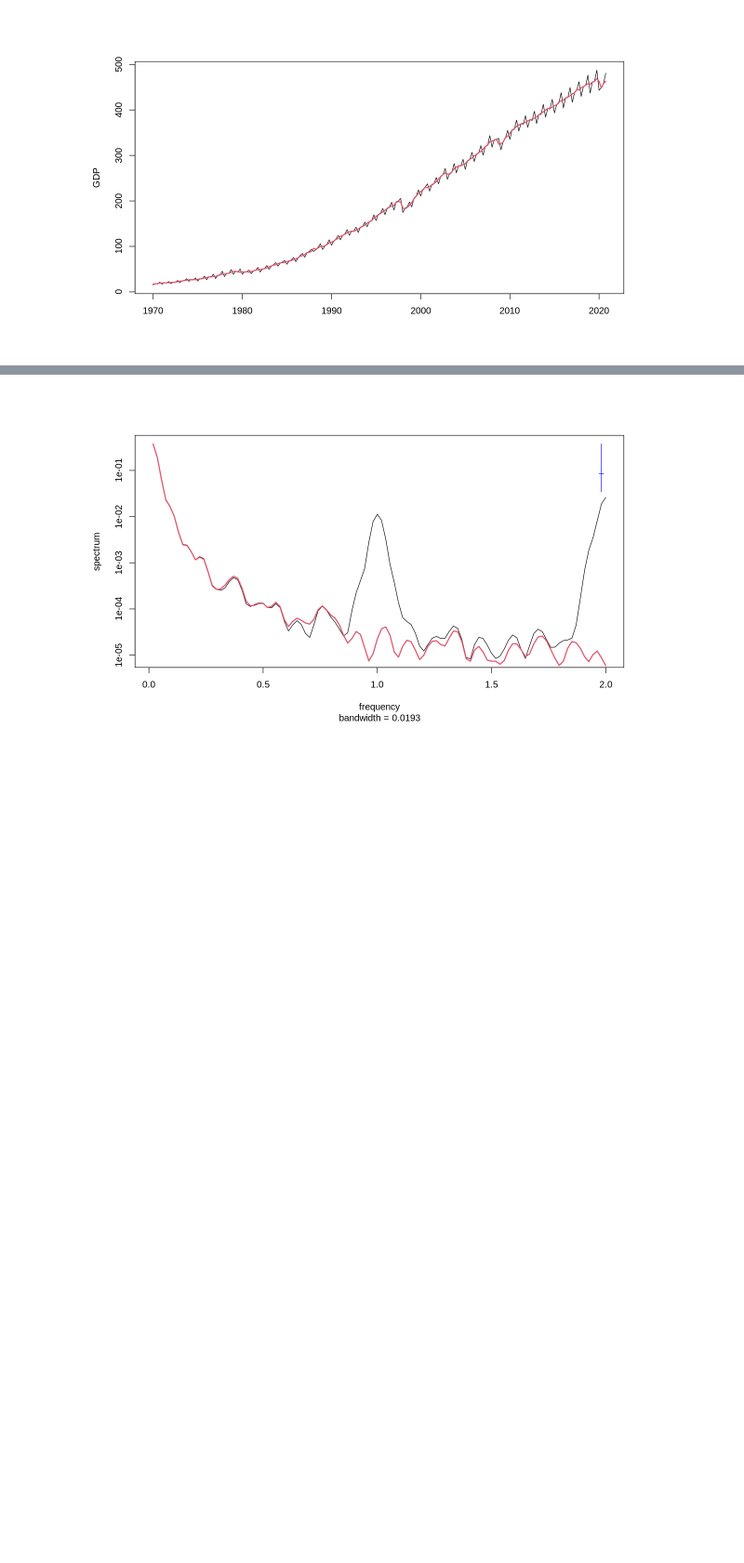
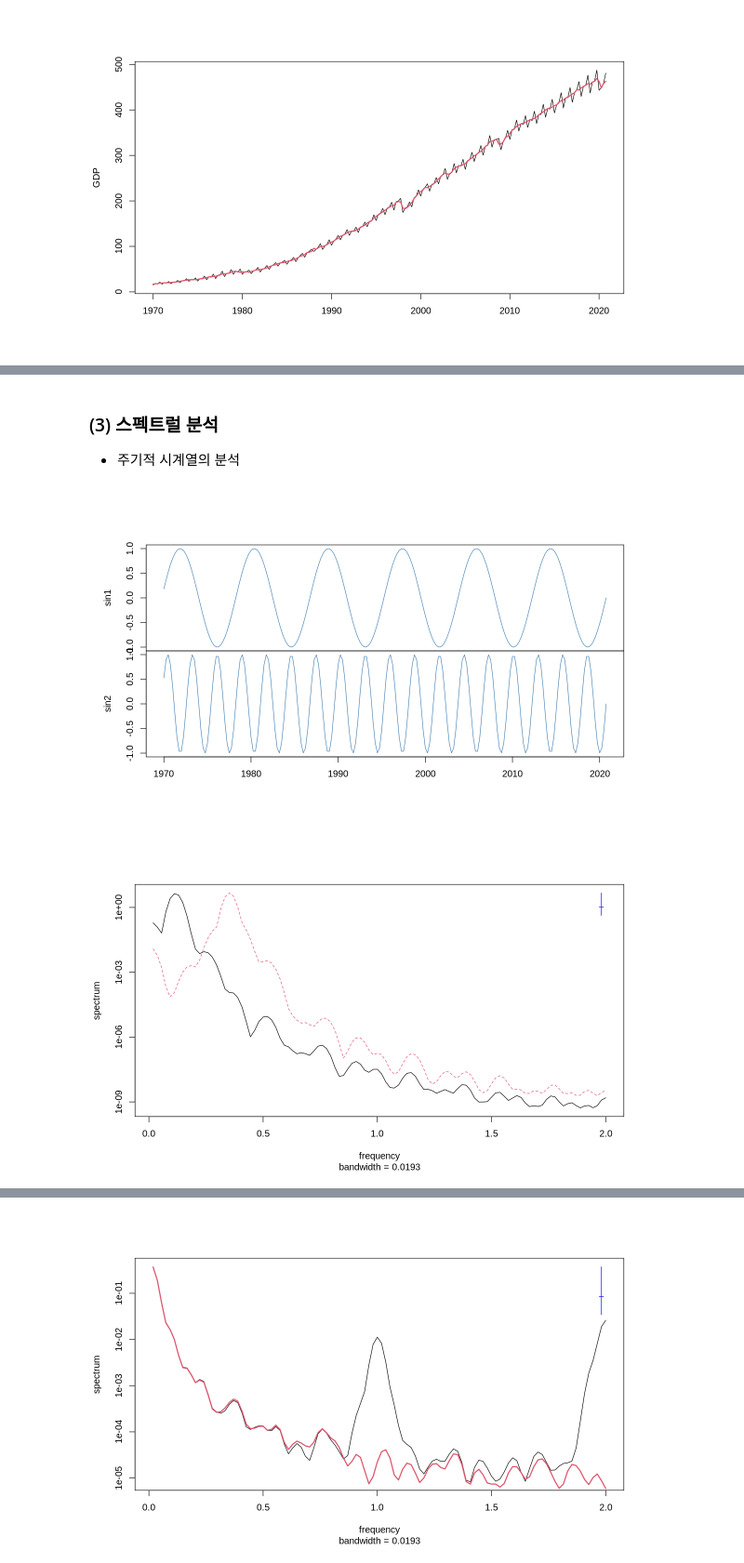
Before and after one commit to data-better/forecasting_class, a Jupyter notebook: R_forecasting.ipynb, the cells around one changed output, grey strips where cells are left out. Shown at 93% size. Cells and saved outputs as stored; diff of their text form; code cells hidden in the pictures; blank space fills up the shorter version.

```diff
--- a/R_forecasting.ipynb
+++ b/R_forecasting.ipynb
@@ -88,0 +111,12 @@ Registered S3 method overwritten by 'quantmod':
+# %% [markdown]
+### (3) 스펙트럴 분석
+* 주기적 시계열의 분석
+# %%
+nn = gdp %>% length()
+sin1 = sin(1:nn/nn*12*pi) %>% ts(start=1970, frequency=4)
+sin2 = sin(1:nn/nn*36*pi) %>% ts(start=1970, frequency=4)
+plot(cbind(sin1, sin2), main="", xlab="", ylab="", col="steelblue")
+spectrum(cbind(sin1, sin2), spans=c(3,3), main="", col=1:2)
+# %% [output]
+[figure, added]
+[figure, added]
```
Also changed, not shown: parts of 28 cells of this notebook.
